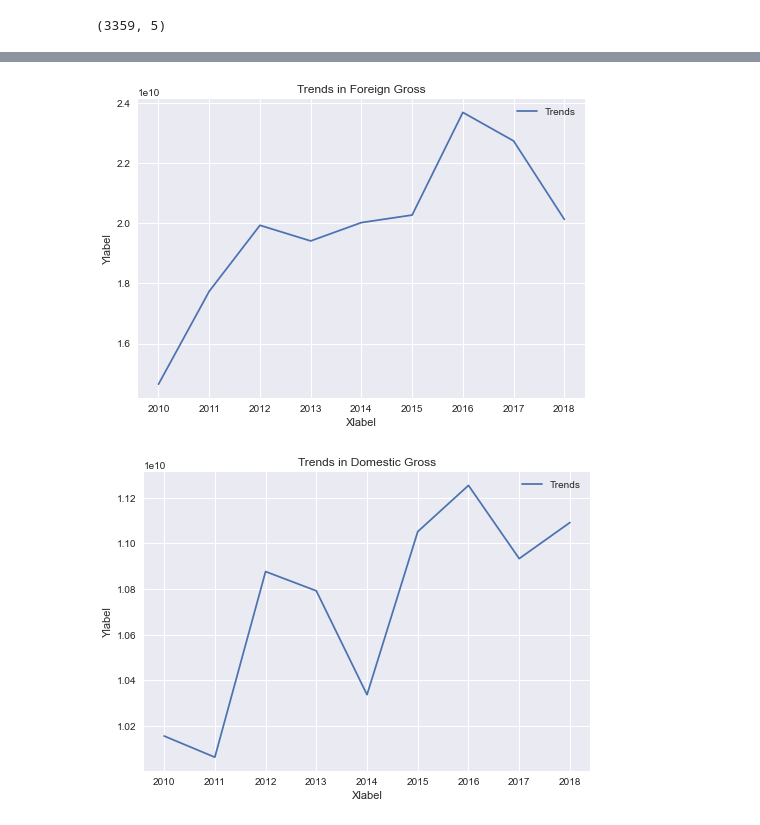
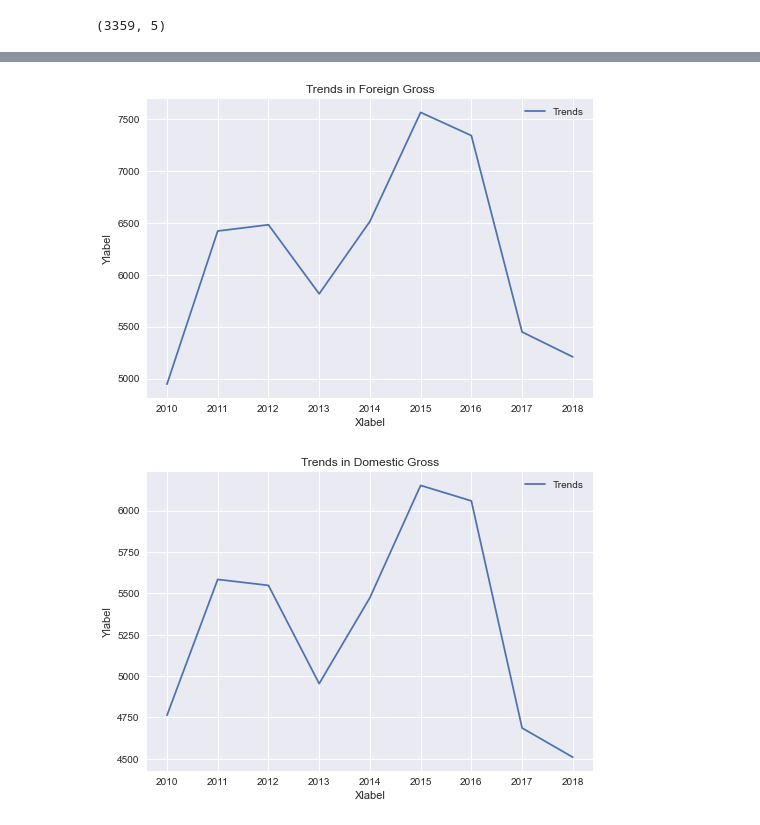
Before and after one commit to atienosonia/dsc-project-a, a Jupyter notebook: student.ipynb, the cells around one changed output, grey strips where cells are left out. Cells and saved outputs as stored; diff of their text form; code cells hidden in the pictures.

```diff
--- a/student.ipynb
+++ b/student.ipynb
@@ -114,0 +124,2 @@ df.head()
+# %%
+df['Log_of_domestic_gross'] = [np.log(x) for x in df['domestic_gross']]
@@ -114,0 +130,2 @@ df.head()
+# %%
+df['Log_of_foreign_gross'] = [np.log(x) for x in df['foreign_gross']]
@@ -188,22 +176,22 @@ plt.tight_layout()
 # %%
 #studying trends of the data set using a line graph
 # %%
-lineplot = sns.lineplot(data=df, x='year', y='foreign_gross', ci=None, estimator=sum)
+lineplot = sns.lineplot(data=df, x='year', y='Log_of_foreign_gross', ci=None, estimator=sum)
 
 lineplot.set(xlabel = 'Xlabel')
 lineplot.set(ylabel = 'Ylabel')
 lineplot.set(title = 'Trends in Foreign Gross')
 plt.legend(['Trends']);
 # %% [output]
-[figure, old version]
+[figure, new version]
 # %%
-lineplot = sns.lineplot(data=df, x='year', y='domestic_gross', ci=None, estimator=sum)
+lineplot = sns.lineplot(data=df, x='year', y='Log_of_domestic_gross', ci=None, estimator=sum)
 
 lineplot.set(xlabel = 'Xlabel')
 lineplot.set(ylabel = 'Ylabel')
 lineplot.set(title = 'Trends in Domestic Gross')
 plt.legend(['Trends']);
 # %% [output]
-[figure, old version]
+[figure, new version]
 # %%
 #based on the trend of our domestic gross and foreign gross line graph we notice
```
Also changed, not shown: parts of 30 cells of this notebook.
